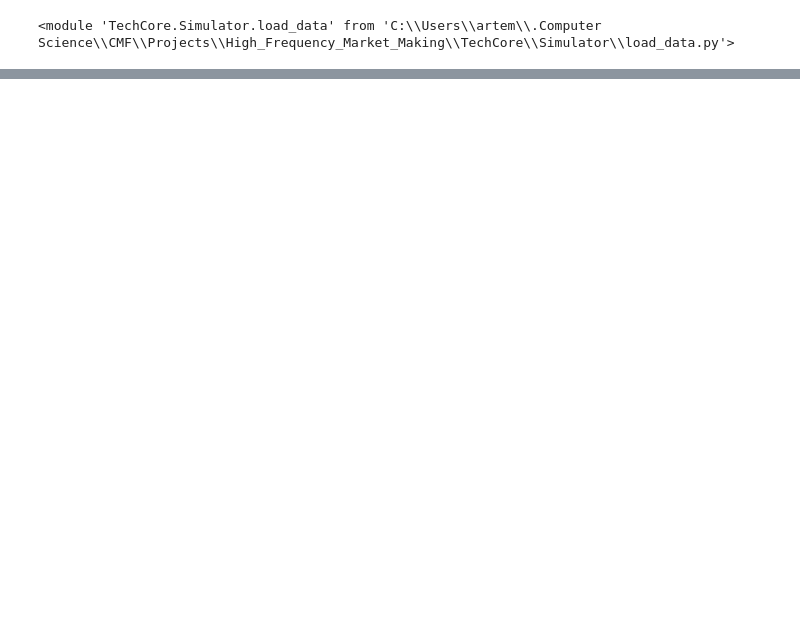
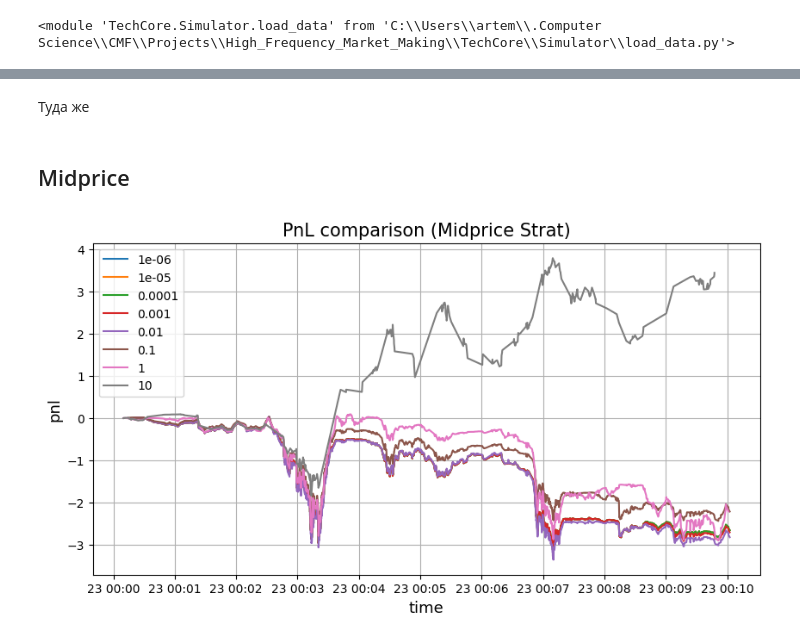
Before and after one commit to ChistyakovArtem/CMF_HFMM, a Jupyter notebook: Notebooks/HW_5-[Future-Midprice-Stoikov]-Comparasion.ipynb, the cells around one changed output, grey strips where cells are left out. Saved outputs shown, nothing was run; the diff lists cells and outputs as text; code cells hidden in the pictures; blank space fills up the shorter version.

```diff
--- a/Notebooks/HW_5-[Future-Midprice-Stoikov]-Comparasion.ipynb
+++ b/Notebooks/HW_5-[Future-Midprice-Stoikov]-Comparasion.ipynb
@@ -118,0 +187,16 @@ plt.show()
+# %% [markdown]
+Туда же
+# %% [markdown]
+## Midprice
+# %%
+plt.figure(figsize=(10, 5))
+for gamma, log in zip(gamma_list[::1], midprice_gamma_logs[::1]):
+    plt.plot(pd.to_datetime(log['own_trade_time']), log['pnl'], label=gamma)
+plt.xlabel('time', fontsize=13)
+plt.ylabel('pnl', fontsize=13)
+plt.title('PnL comparison (Midprice Strat)', fontsize=15)
+plt.legend()
+plt.grid()
+plt.show()
+# %% [output]
+[figure, added]
```
Also changed, not shown: parts of 19 cells of this notebook.
